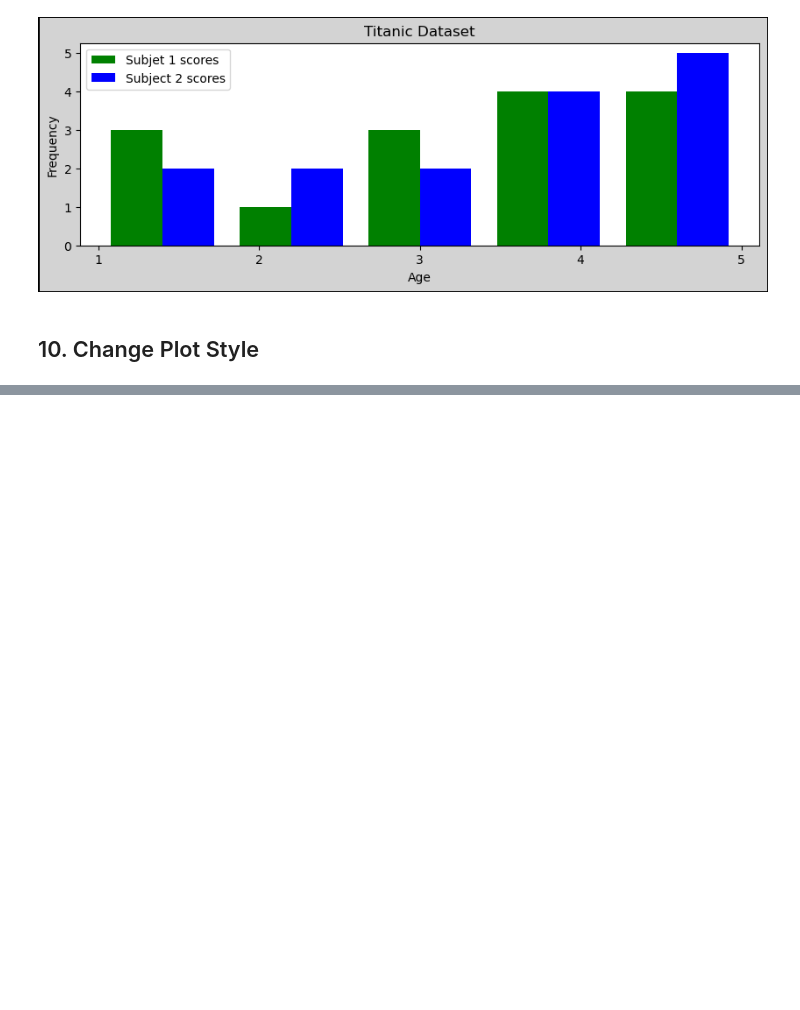
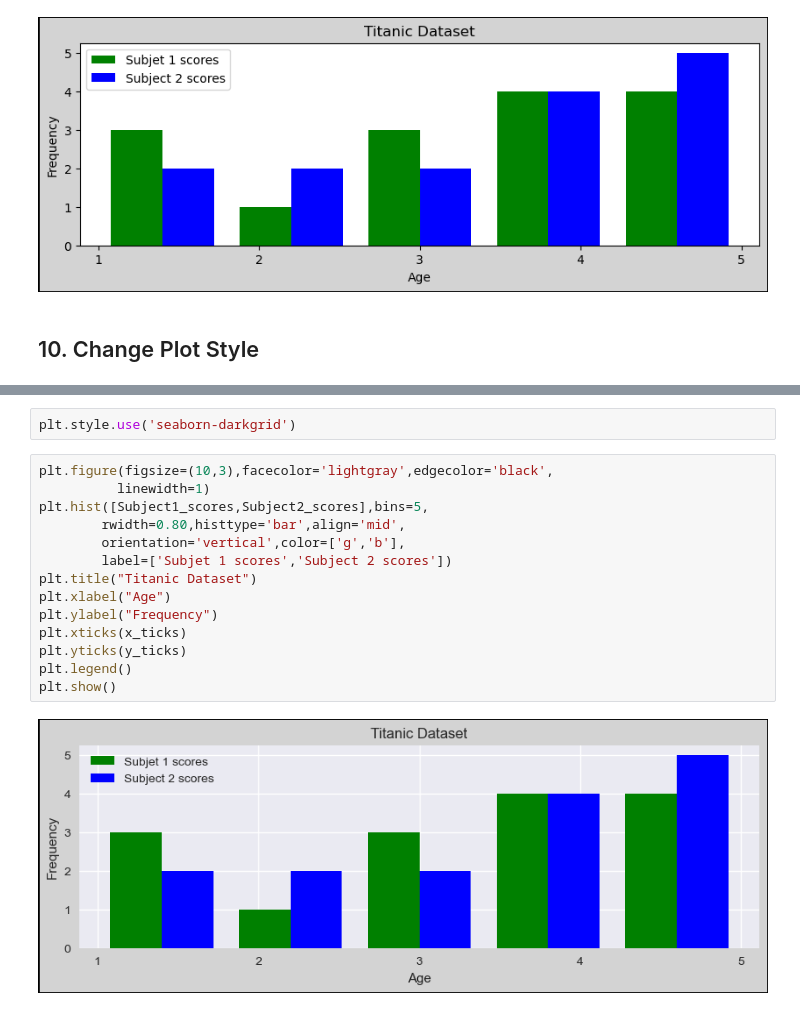
Before and after one commit to Lunanr/Fundamental-Matplotlib, a Jupyter notebook: 2. Histogram/Histogram Plot.ipynb, the cells around one changed output, grey strips where cells are left out. Saved outputs shown, nothing was run; the diff lists cells and outputs as text; blank space fills up the shorter version.

```diff
--- a/2. Histogram/Histogram Plot.ipynb
+++ b/2. Histogram/Histogram Plot.ipynb
@@ -197,0 +218,18 @@ plt.show()
+# %%
+plt.style.use('seaborn-darkgrid')
+# %%
+plt.figure(figsize=(10,3),facecolor='lightgray',edgecolor='black',
+          linewidth=1)
+plt.hist([Subject1_scores,Subject2_scores],bins=5,
+        rwidth=0.80,histtype='bar',align='mid',
+        orientation='vertical',color=['g','b'],
+        label=['Subjet 1 scores','Subject 2 scores'])
+plt.title("Titanic Dataset")
+plt.xlabel("Age")
+plt.ylabel("Frequency")
+plt.xticks(x_ticks)
+plt.yticks(y_ticks)
+plt.legend()
+plt.show()
+# %% [output]
+[figure, added]
```
Also changed, not shown: parts of 1 cell of this notebook, 3 other files.
